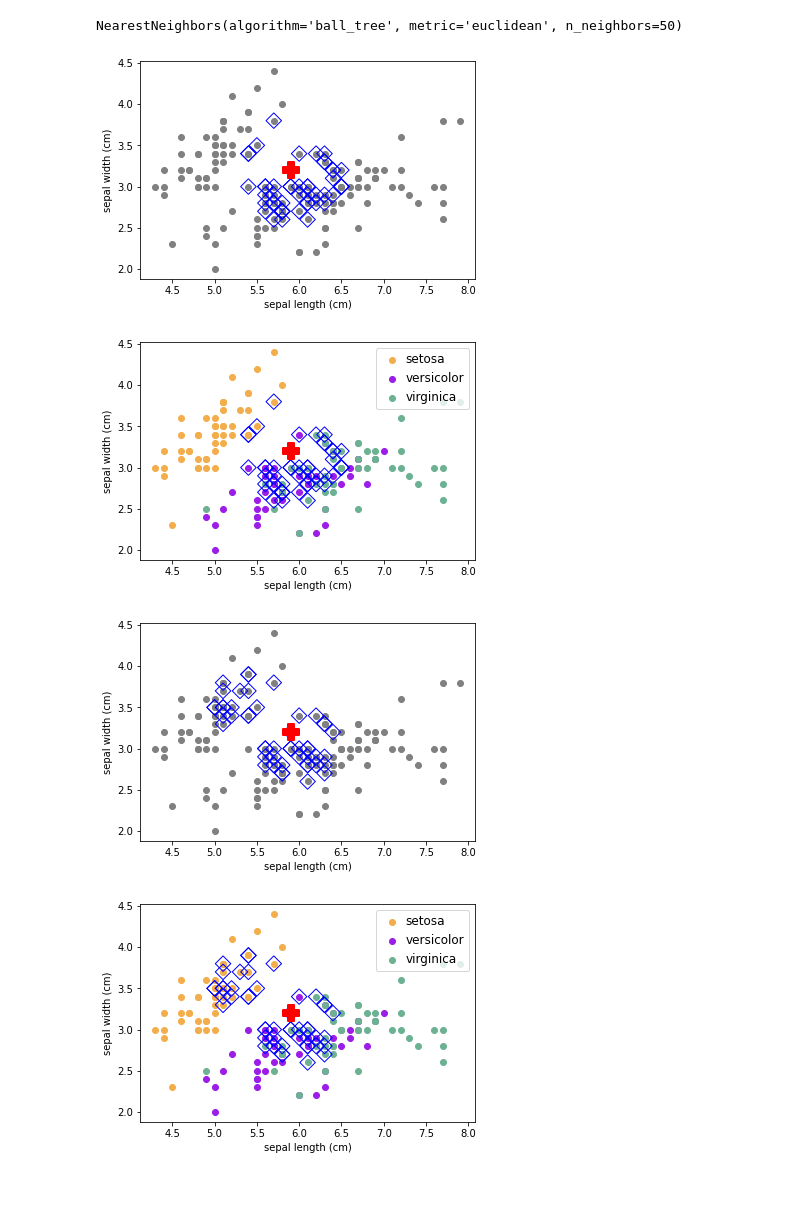
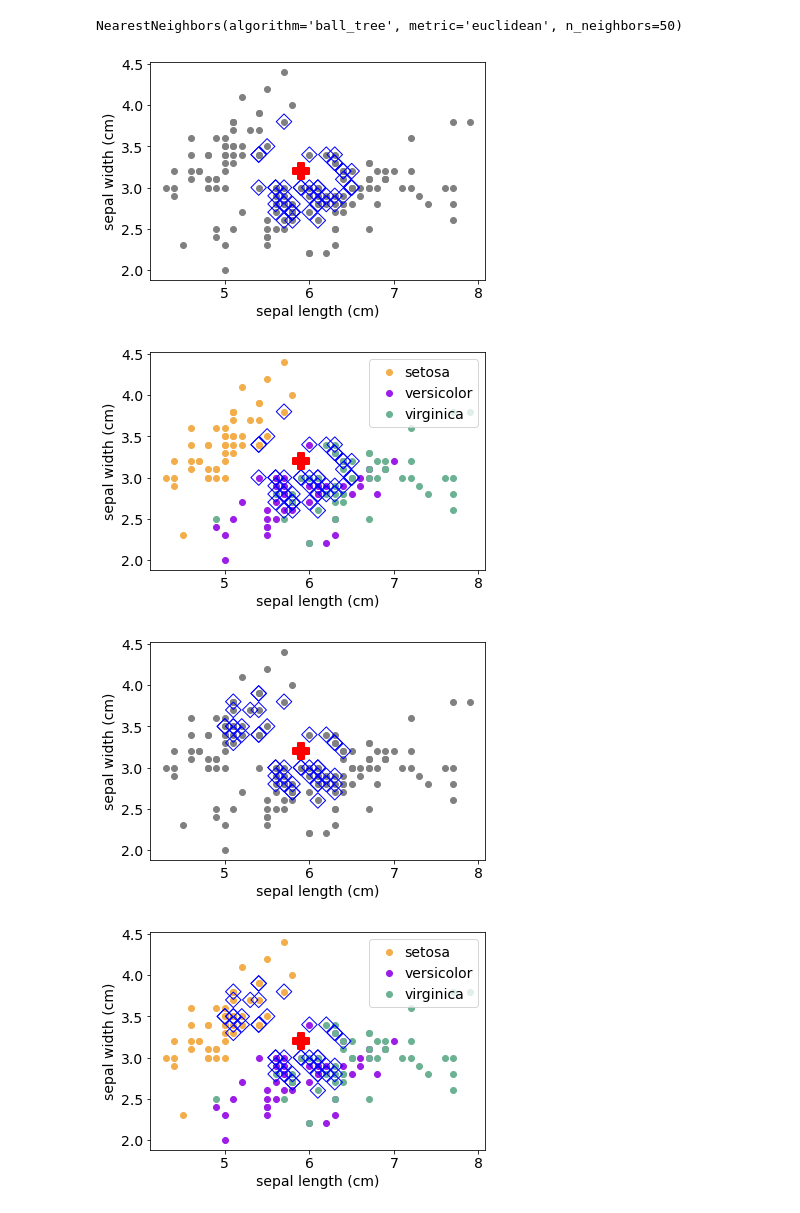
Before and after one commit to peymanrasouli/categorical_locality, a Jupyter notebook: sampling_visualization.ipynb, the cells around one changed output. Drawn from its saved outputs; the diff is of its cells as text; code cells hidden in the pictures.

```diff
--- a/sampling_visualization.ipynb
+++ b/sampling_visualization.ipynb
@@ -1,5 +1,6 @@
 # %%
 import matplotlib.pyplot as plt
+plt.rcParams.update({'font.size': 14})
 import seaborn as sns
 from sklearn.datasets import load_iris
 from sklearn.neighbors import NearestNeighbors
@@ -70,7 +71,7 @@ plt.xlabel(features[sel_f[0]])
 plt.ylabel(features[sel_f[1]])
 plt.savefig(str(ind)+'_single_unlabled_data.pdf')
 # %% [output]
-[figure, old version]
+[figure, new version]
 # %%
 # instance-centered sampling
 distances, indices = overall_model.kneighbors(x.reshape(1, -1))
@@ -84,10 +85,10 @@ plt.scatter(N_x[:,0],N_x[:,1],c='', edgecolor='blue', alpha=1.0, linewidth=1, ma
 plt.scatter(x[0], x[1], c='red', edgecolor='red', alpha=1.0, linewidth=2, marker='P', s=250)
 plt.xlabel(features[sel_f[0]])
 plt.ylabel(features[sel_f[1]])
-plt.legend(loc='upper right', handletextpad=0.1, fontsize=12)
+plt.legend(loc='upper right', handletextpad=0.1)
 plt.savefig(str(ind)+'_single_labled_data.pdf')
 # %% [output]
-[figure, old version]
+[figure, new version]
 # %%
 # multi-centerd sampling
 x_hat = {}
@@ -119,7 +120,7 @@ plt.xlabel(features[sel_f[0]])
 plt.ylabel(features[sel_f[1]])
 plt.savefig(str(ind)+'_multi_unlabled_data.pdf')
 # %% [output]
-[figure, old version]
+[figure, new version]
 # %%
 # multi-centerd sampling
 x_hat = {}
@@ -127,32 +128,32 @@ for c in [0,1,2]:
     if c == y:
         x_hat[c] = x
     else:
         distances, indices = rep_models[c].kneighbors(x.reshape(1, -1))
         x_hat[c] = X_C[c][indices[0][0]].copy()
 dist = []
 data = []
 for c in [0,1,2]:
     distances, indices = class_models[c].kneighbors(x_hat[c].reshape(1, -1))
     dist.append(distances[0])
     data.append(X_C[c][indices])
 dist = np.hstack(dist)
 data = np.hstack(data)
 data = data[0]
 
 sorted_indices = np.argsort(dist)
 selected_indices = sorted_indices[:50]
 N_x = data[selected_indices, :]
 
 # highlighting x
 # plt.scatter(X[:,0],X[:,1], c=Y)
 for i, t in enumerate(targets):
     index = np.where(Y==i)[0]
     plt.scatter(X[index,0],X[index,1], c=colors[i], label=t)
 plt.scatter(N_x[:,0],N_x[:,1],c='', edgecolor='blue', alpha=1.0, linewidth=1, marker='D', s=120)
 plt.scatter(x[0], x[1], c='red', edgecolor='red', alpha=1.0, linewidth=2, marker='P', s=250)
 plt.xlabel(features[sel_f[0]])
 plt.ylabel(features[sel_f[1]])
-plt.legend(loc='upper right', handletextpad=0.1, fontsize=12)
+plt.legend(loc='upper right', handletextpad=0.1)
 plt.savefig(str(ind)+'_multi_labled_data.pdf')
 # %% [output]
-[figure, old version]
+[figure, new version]
```
Also changed, not shown: parts of 2 cells of this notebook.
